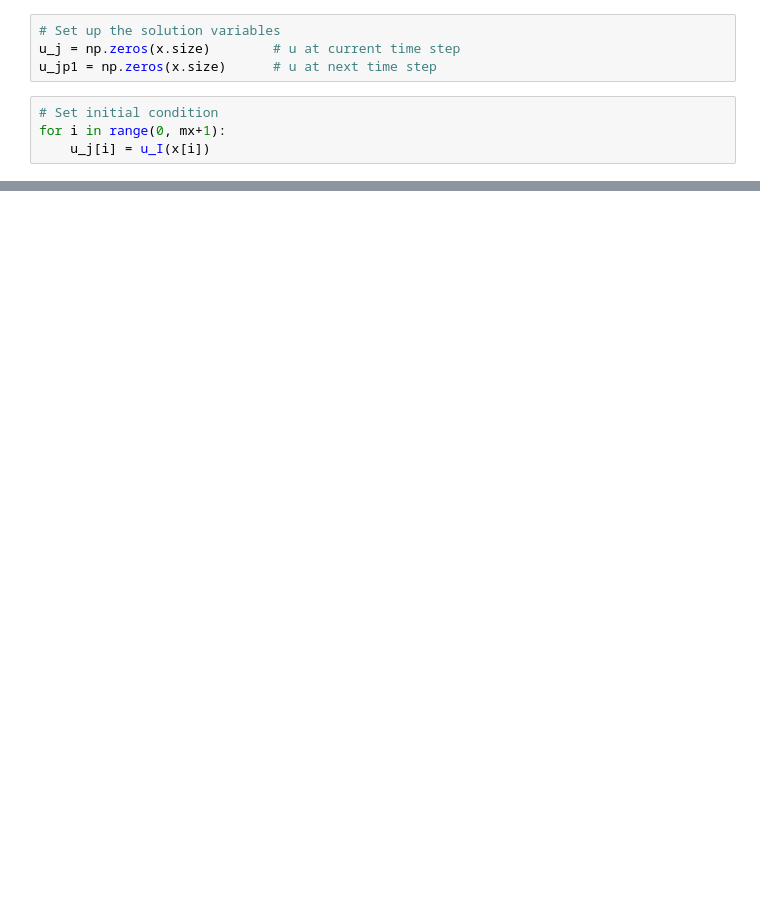
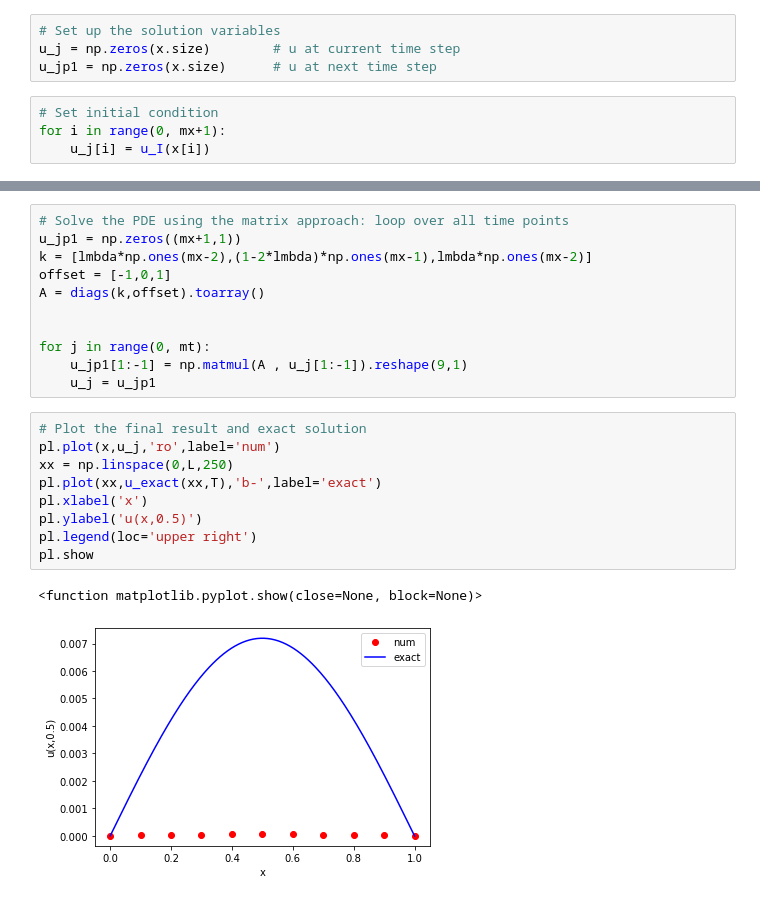
Before and after one commit to TheaRoseBarnes/emat30008, a Jupyter notebook: myForwardEuler1DDiffusion.ipynb, the cells around one changed output, grey strips where cells are left out. Drawn from its saved outputs; the diff is of its cells as text; blank space fills up the shorter version.

```diff
--- a/myForwardEuler1DDiffusion.ipynb
+++ b/myForwardEuler1DDiffusion.ipynb
@@ -60,0 +113,23 @@ for j in range(0, mt):
+# %%
+# Solve the PDE using the matrix approach: loop over all time points
+u_jp1 = np.zeros((mx+1,1))
+k = [lmbda*np.ones(mx-2),(1-2*lmbda)*np.ones(mx-1),lmbda*np.ones(mx-2)]
+offset = [-1,0,1]
+A = diags(k,offset).toarray()
+
+
+for j in range(0, mt):
+    u_jp1[1:-1] = np.matmul(A , u_j[1:-1]).reshape(9,1)
+    u_j = u_jp1
+# %%
+# Plot the final result and exact solution
+pl.plot(x,u_j,'ro',label='num')
+xx = np.linspace(0,L,250)
+pl.plot(xx,u_exact(xx,T),'b-',label='exact')
+pl.xlabel('x')
+pl.ylabel('u(x,0.5)')
+pl.legend(loc='upper right')
+pl.show
+# %% [output]
+<function matplotlib.pyplot.show(close=None, block=None)>
+[figure, added]
```
Also changed, not shown: parts of 11 cells of this notebook.
